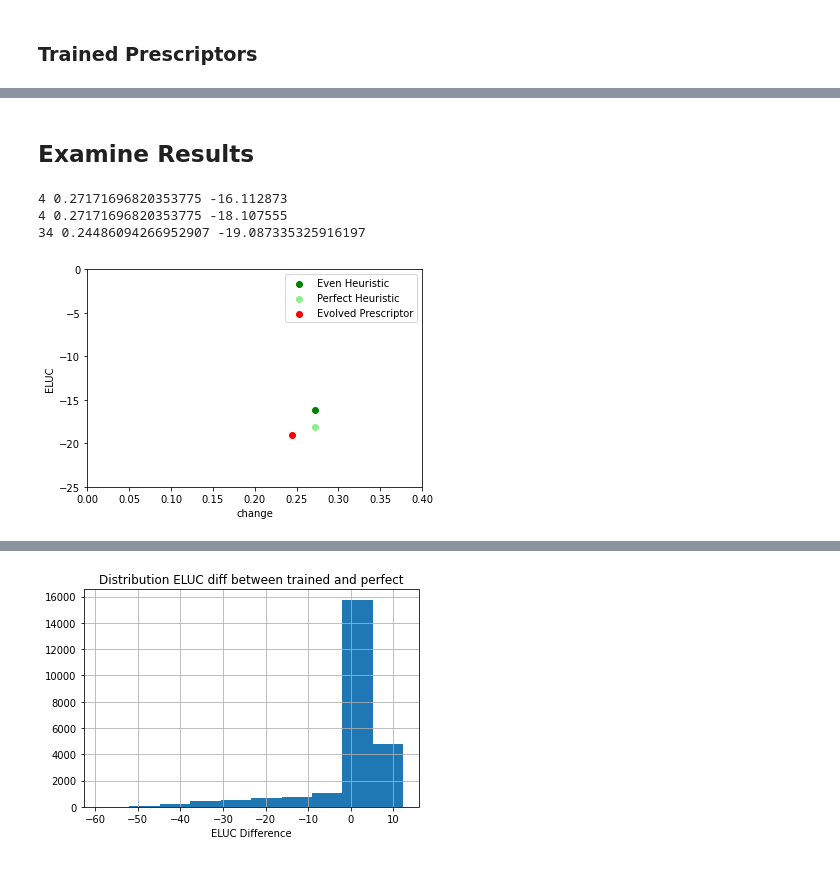
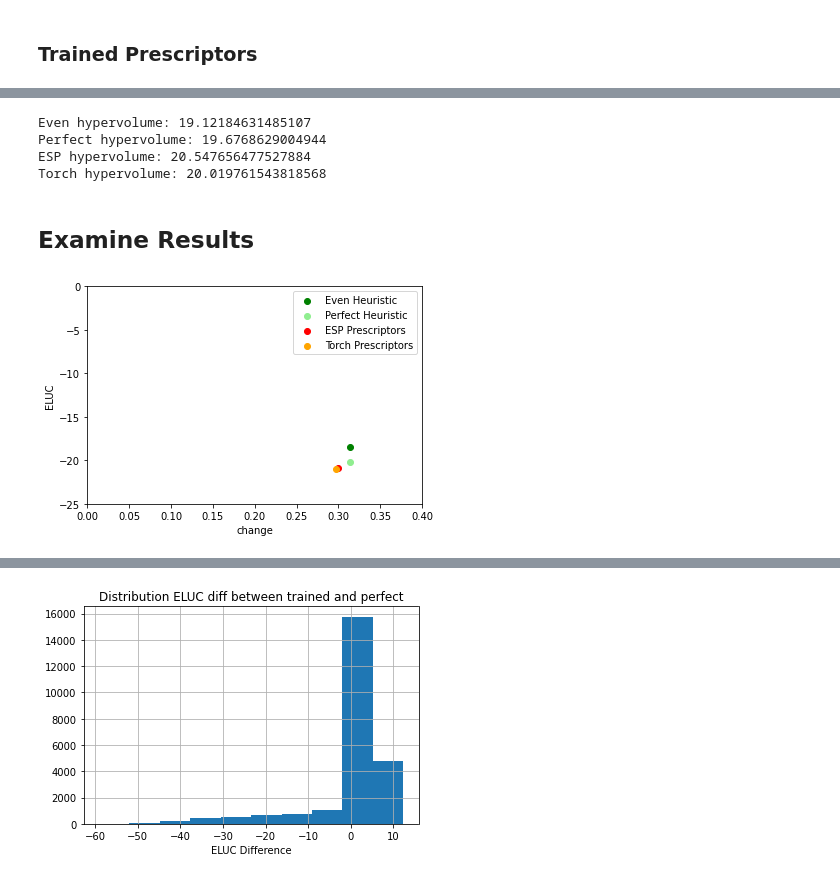
Before and after one commit to Project-Resilience/mvp, a Jupyter notebook: use_cases/eluc/experiments/prescriptor_experiments.ipynb, the cells around one changed output, grey strips where cells are left out. Cells and saved outputs as stored; diff of their text form; code cells hidden in the pictures.

```diff
--- a/use_cases/eluc/experiments/prescriptor_experiments.ipynb
+++ b/use_cases/eluc/experiments/prescriptor_experiments.ipynb
@@ -491,3 +488,17 @@ plt.show()
+# %%
+# Filter out points that are dominated by others
+esp_changes_filtered, esp_elucs_filtered = filter_dominating(esp_changes_sorted, esp_elucs_sorted)
+torch_changes_filtered, torch_elucs_filtered = filter_dominating(torch_changes_sorted, torch_elucs_sorted)
+
+print(f"Even hypervolume: {two_dim_decreasing_neg_hypervolume(even_changes, even_elucs)}")
+print(f"Perfect hypervolume: {two_dim_decreasing_neg_hypervolume(perfect_changes, perfect_elucs)}")
+print(f"ESP hypervolume: {two_dim_decreasing_neg_hypervolume(esp_changes_filtered, esp_elucs_filtered)}")
+print(f"Torch hypervolume: {two_dim_decreasing_neg_hypervolume(torch_changes_filtered, torch_elucs_filtered)}")
+# %% [output]
+Even hypervolume: 19.12184631485107
+Perfect hypervolume: 19.6768629004944
+ESP hypervolume: 20.547656477527884
+Torch hypervolume: 20.019761543818568
 # %% [markdown]
 ## Examine Results
 # %%
@@ -496,28 +507,32 @@ def get_idx_close(change, changes):
     idx = diff.index(min(diff))
     return idx
 
-pct = 0.25
-trained_idx = get_idx_close(pct, trained_changes_sorted) - 1
-even_idx = get_idx_close(pct, even_changes)
-perfect_idx = get_idx_close(pct, perfect_changes)
+def plot_selected_points(selected_points, save_path=None):
+    for point_name, point in selected_points.items():
+        plt.scatter([point[0]], [point[1]], color=point[2], label=point_name)
 
-print(even_idx, even_changes[even_idx], even_elucs[even_idx])
-print(perfect_idx, perfect_changes[perfect_idx], perfect_elucs[perfect_idx])
-print(trained_idx, trained_changes_sorted[trained_idx], trained_elucs_sorted[trained_idx])
-
-plt.scatter([even_changes[even_idx]], [even_elucs[even_idx]], color="green", label="Even Heuristic")
-plt.scatter([perfect_changes[perfect_idx]], [perfect_elucs[perfect_idx]], color="lightgreen", label="Perfect Heuristic")
-plt.scatter([trained_changes_sorted[trained_idx]], [trained_elucs_sorted[trained_idx]], color="red", label="Evolved Prescriptor")
-plt.legend()
-plt.xlabel("change")
-plt.ylabel("ELUC")
-plt.xlim([0, 0.4])
-plt.ylim([-25, 0])
-#plt.title("Average Change vs. ELUC for ~20% change prescriptors")
-#plt.savefig("figures/prescmeans.png", format="png", dpi=300)
-plt.show()
+    plt.legend()
+    plt.xlabel("change")
+    plt.ylabel("ELUC")
+    plt.xlim([0, 0.4])
+    plt.ylim([-25, 0])
+    if save_path:
+        plt.savefig(save_path, format="png", dpi=300)
+    plt.show()
-# %% [output]
-4 0.27171696820353775 -16.112873
-4 0.27171696820353775 -18.107555
-34 0.24486094266952907 -19.087335325916197
-[figure, removed]
+# %%
+pct = 0.3
+even_idx = get_idx_close(pct, even_changes)
+perfect_idx = get_idx_close(pct, perfect_changes)
+esp_idx = get_idx_close(pct, esp_changes_sorted) - 1
+torch_idx = get_idx_close(pct, torch_changes_sorted) - 1
+
+selected_points = {
+    "Even Heuristic": (even_changes[even_idx], even_elucs[even_idx], "green"),
+    "Perfect Heuristic": (perfect_changes[perfect_idx], perfect_elucs[perfect_idx], "lightgreen"),
+    "ESP Prescriptors": (esp_changes_sorted[esp_idx], esp_elucs_sorted[esp_idx], "red"),
+    "Torch Prescriptors": (torch_changes_sorted[torch_idx], torch_elucs_sorted[torch_idx], "orange")
+}
+
+plot_selected_points(selected_points)
+# %% [output]
+[figure, added]
```
Also changed, not shown: parts of 27 cells of this notebook.
